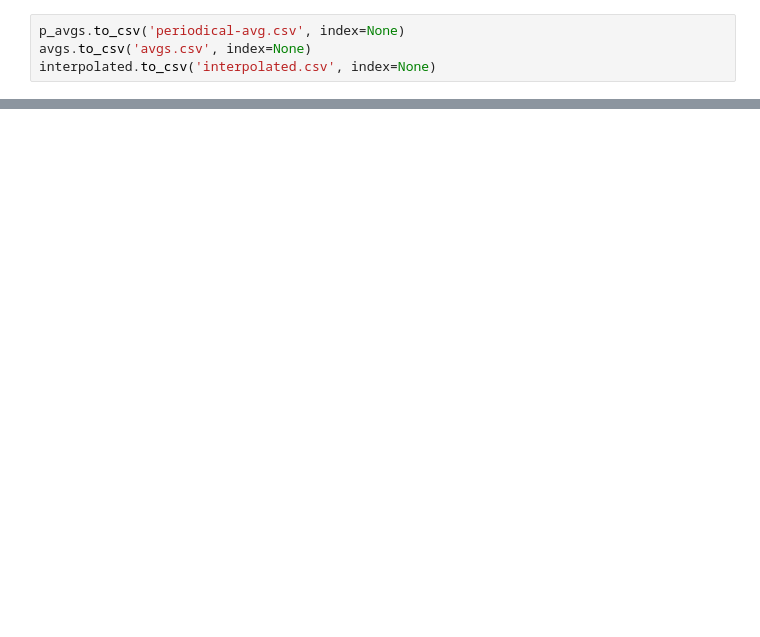
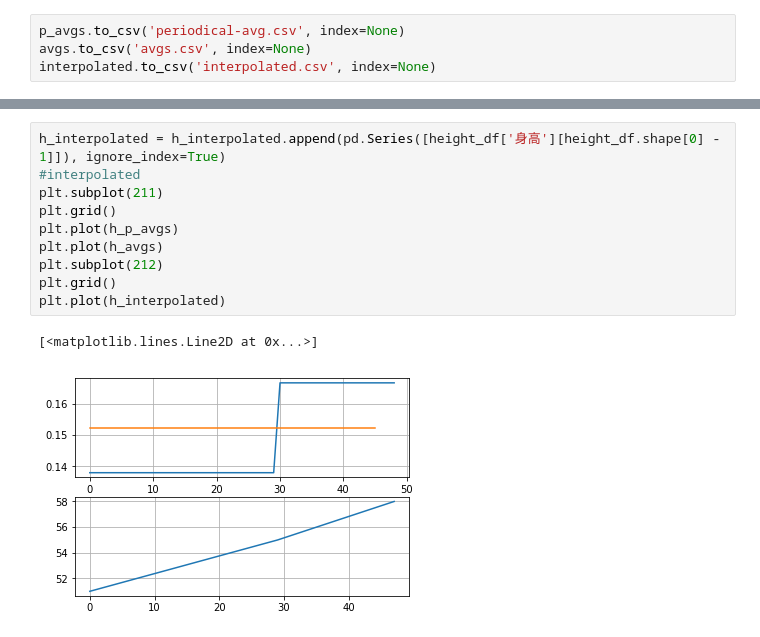
Before and after one commit to raof01/utilities, a Jupyter notebook: python/growth/growth.ipynb, the cells around one changed output, grey strips where cells are left out. Saved outputs shown, nothing was run; the diff lists cells and outputs as text; blank space fills up the shorter version.

```diff
--- a/python/growth/growth.ipynb
+++ b/python/growth/growth.ipynb
@@ -54,0 +84,13 @@ interpolated.to_csv('interpolated.csv', index=None)
+# %%
+h_interpolated = h_interpolated.append(pd.Series([height_df['身高'][height_df.shape[0] - 1]]), ignore_index=True)
+#interpolated
+plt.subplot(211)
+plt.grid()
+plt.plot(h_p_avgs)
+plt.plot(h_avgs)
+plt.subplot(212)
+plt.grid()
+plt.plot(h_interpolated)
+# %% [output]
+[<matplotlib.lines.Line2D at 0x...>]
+[figure, added]
```
Also changed, not shown: parts of 8 cells of this notebook, 3 other files.
